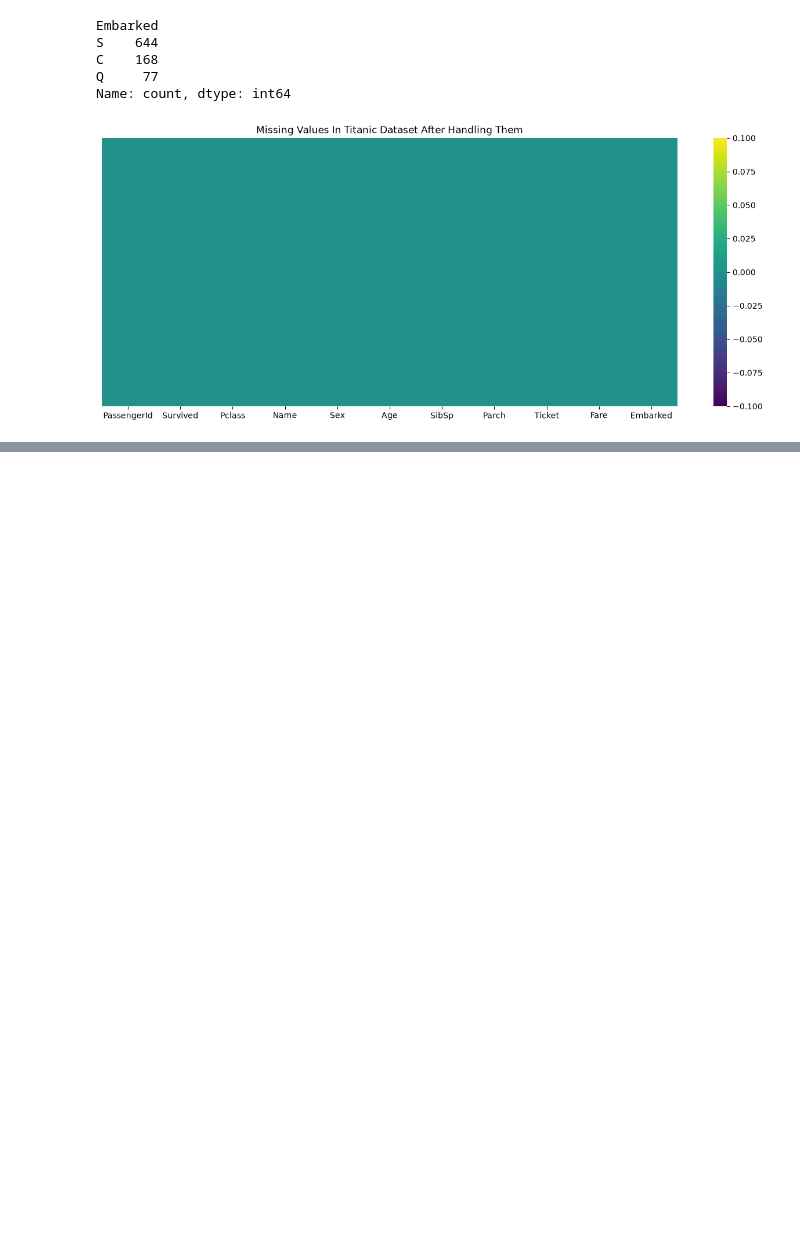
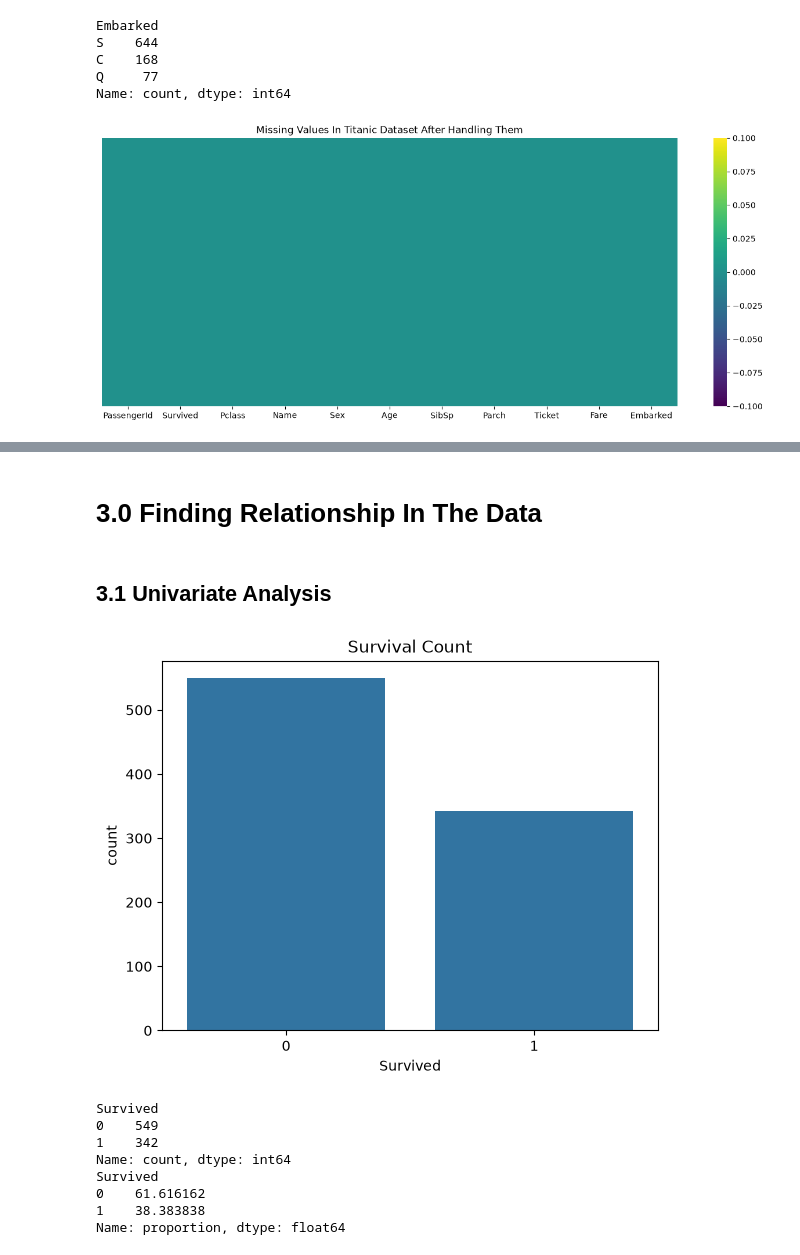
Before and after one commit to taqi-ul-hassan/data-analysis-course-preply, a Jupyter notebook: projects/titanic_eda.ipynb, the cells around one changed output, grey strips where cells are left out. Drawn from its saved outputs; the diff is of its cells as text; code cells hidden in the pictures; blank space fills up the shorter version.

```diff
--- a/projects/titanic_eda.ipynb
+++ b/projects/titanic_eda.ipynb
@@ -33,7 +33,7 @@ import matplotlib.pyplot as plt
 # %% [markdown]
 ## 1.2 Importing The Data And Exploring It
 # %%
-df = pd.read_csv(r"D:\OneDrive\Desktop\data-analysis-course-preply\projects\train.csv")
+df = pd.read_csv(r"D:\OneDrive\Desktop\data-analysis-course-preply\datasets\train.csv")
 # %%
 # checking the first 5 rows of the dataset
 df.head()
@@ -219,0 +258,22 @@ plt.show()
+# %% [markdown]
+# 3.0 Finding Relationship In The Data
+# %% [markdown]
+## 3.1 Univariate Analysis
+# %%
+# target variable: survived
+sns.countplot(x="Survived", data=df)
+plt.title("Survival Count")
+plt.show()
+
+print(df["Survived"].value_counts())
+print(df["Survived"].value_counts(normalize=True) * 100)
+# %% [output]
+[figure, added]
+Survived
+0    549
+1    342
+Name: count, dtype: int64
+Survived
+0    61.616162
+1    38.383838
+Name: proportion, dtype: float64
```
Also changed, not shown: parts of 22 cells of this notebook, 4 other files.
